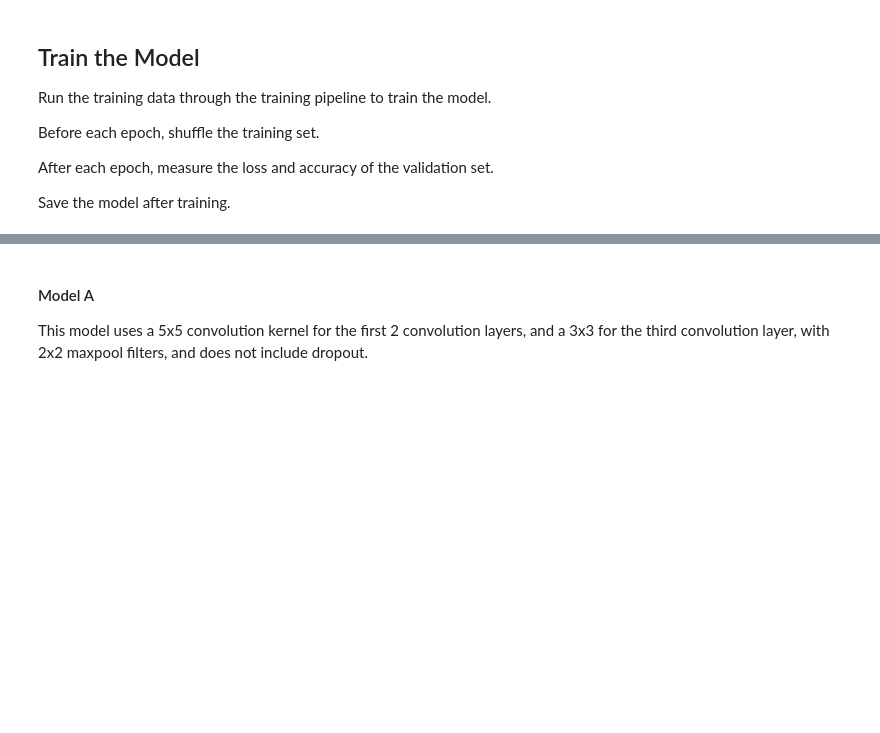
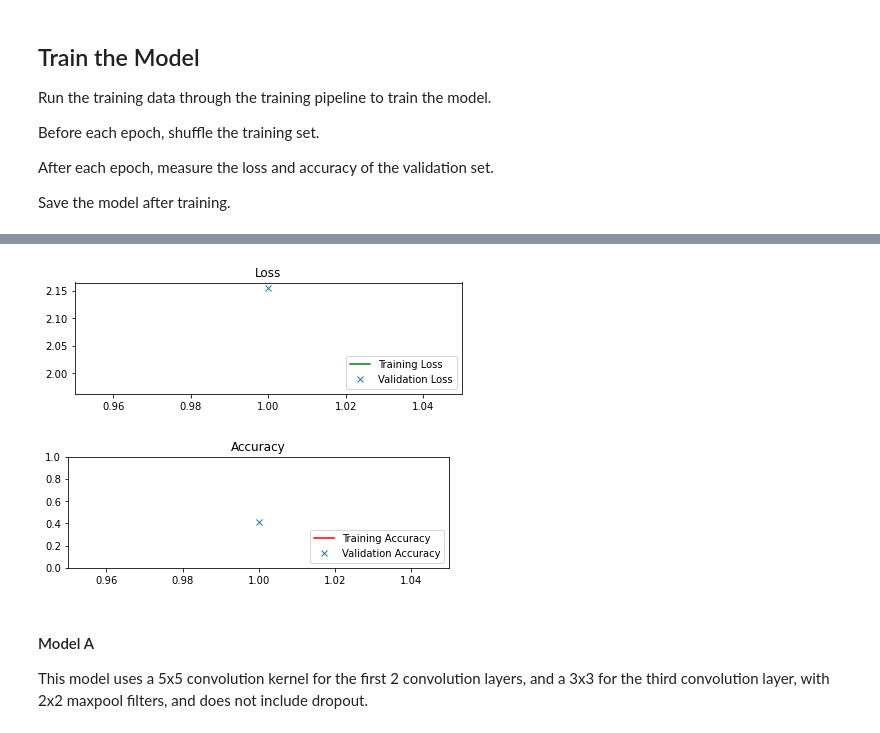
Before and after one commit to rezarajan/sdc-traffic-sign-classifier, a Jupyter notebook: Traffic_Sign_Classifier.ipynb, the cells around one changed output, grey strips where cells are left out. Cells and saved outputs as stored; diff of their text form; code cells hidden in the pictures; blank space fills up the shorter version.

Commit message:
feat: model load and run with logit output

```diff
--- a/Traffic_Sign_Classifier.ipynb
+++ b/Traffic_Sign_Classifier.ipynb
@@ -397,7 +396,8 @@ class ModelExecutor():
         with self.graph.as_default() as g:
             with g.name_scope(self.model.name) as scope:
                 # Initialize model parameters
-                self.x, self.y, one_hot_y, logits, cross_entropy = self.model.init_model()
+                self.x, self.y, one_hot_y, logits = self.model.init_model()
+                cross_entropy = tf.nn.softmax_cross_entropy_with_logits(labels=one_hot_y, logits=logits)
                 self.loss_operation = tf.reduce_mean(cross_entropy)
                 optimizer = tf.train.AdamOptimizer(learning_rate = self.rate)
 
@@ -482,6 +482,21 @@ class ModelExecutor():
                 saver.save(sess, './lenet'+self.model.name.replace(" ", "_"))
                 print("Model saved")
 
+    def run(self, inputs, labels):
+        '''
+        Runs the trained network on given inputs and labels, and returns the logits.
+        '''
+        tf.reset_default_graph()
+        saver = tf.train.import_meta_graph('./lenet'+self.model.name+'.meta')
+        with tf.Session() as sess:
+            saver.restore(sess,tf.train.latest_checkpoint('./'))
+            graph = tf.get_default_graph()
+            with graph.name_scope(self.model.name) as scope:
+                x = graph.get_tensor_by_name(scope+'x:0')
+                y = graph.get_tensor_by_name(scope+'y:0')
+                op = graph.get_tensor_by_name(scope+'logits:0')
+                return sess.run(op, feed_dict={x:inputs, y:labels})
+
     def plot_performance(self):
         '''
         Plots the model's performance during training on the training and validation sets.
@@ -519,3 +534,8 @@ Before each epoch, shuffle the training set.
 After each epoch, measure the loss and accuracy of the validation set.
 
 Save the model after training.
+# %%
+model_3x3_test = Model(name='3x3_test')
+model_d = ModelExecutor(model_3x3_test, save_model=True, epochs=1)
+# %%
+model_d.train(X_train_modified, y_train, X_valid_modified, y_valid)
@@ -521,0 +549,2 @@ Save the model after training.
+# %%
+model_d.run(X_train_modified[0:10],y_train[0:10])
@@ -522,3 +570,8 @@ Save the model after training.
+# %%
+model_d.plot_performance()
+# %% [output]
+[figure, added]
+[figure, added]
 # %% [markdown]
 #### Model A
 This model uses a 5x5 convolution kernel for the first 2 convolution layers, and a 3x3 for the third convolution layer, with 2x2 maxpool filters, and does not include dropout.
```
Also changed, not shown: parts of 10 cells of this notebook, 4 other files.
